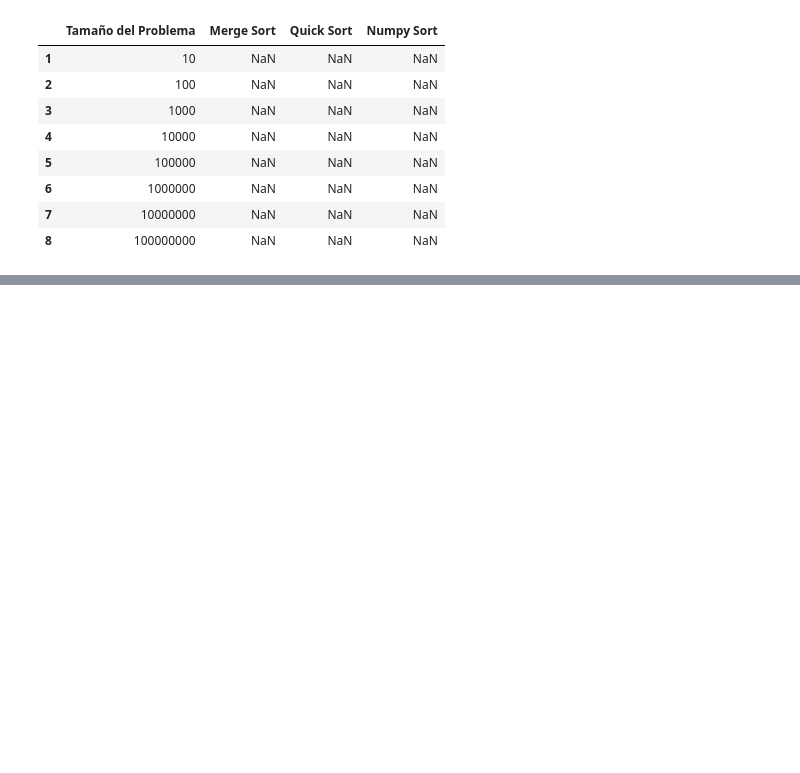
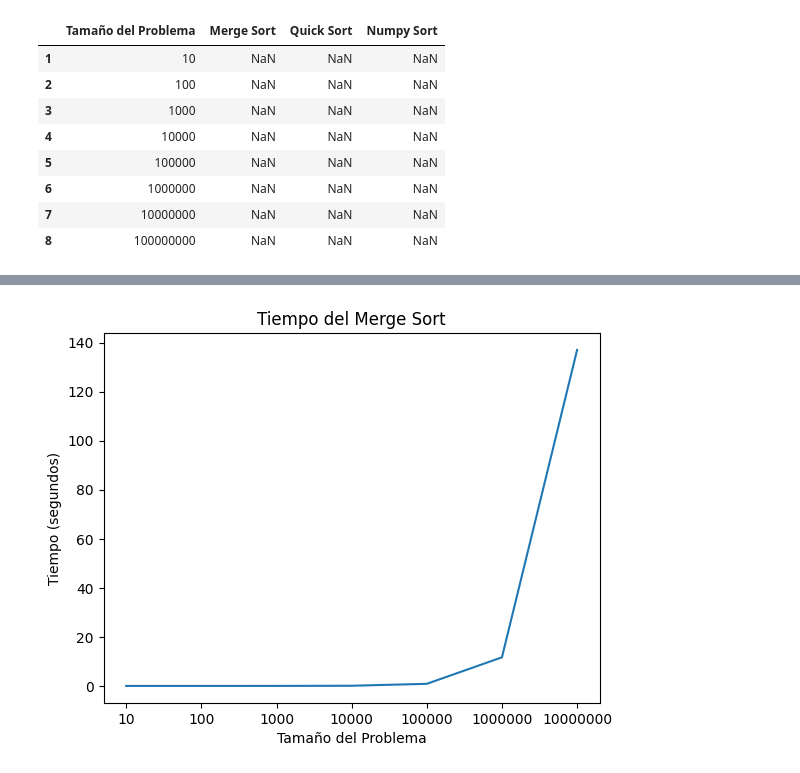
Before and after one commit to MonicaGonzalez30/CienciaDatosLasChicasSuperpoderosas, a Jupyter notebook: Manipulacion_de_datos.ipynb, the cells around one changed output, grey strips where cells are left out. Cells and saved outputs as stored; diff of their text form; code cells hidden in the pictures; blank space fills up the shorter version.

```diff
--- a/Manipulacion_de_datos.ipynb
+++ b/Manipulacion_de_datos.ipynb
@@ -156,2 +166,4 @@ arch
 | 7 | 10000000 | NaN | NaN | NaN |
 | 8 | 100000000 | NaN | NaN | NaN |
+# %%
+arch.loc[7, 'Merge Sort']=137.02669420699976
@@ -157,0 +182,13 @@ arch
+# %%
+import matplotlib.pyplot as plt
+
+x = arch['Merge Sort'] # Tiempos de ejecución del algoritmo Merge Sort
+y = arch['Tamaño del Problema'] # Tamaños del problema
+
+plt.plot(y, x) # Graficar los tiempos en función del tamaño del problema
+plt.title("Tiempo del Merge Sort") # Establecer el título del gráfico
+plt.xlabel("Tamaño del Problema") # Etiqueta del eje x
+plt.ylabel("Tiempo (segundos)") # Etiqueta del eje y
+plt.show() # Mostrar el gráfico
+# %% [output]
+[figure, added]
```
Also changed, not shown: parts of 4 cells of this notebook.
